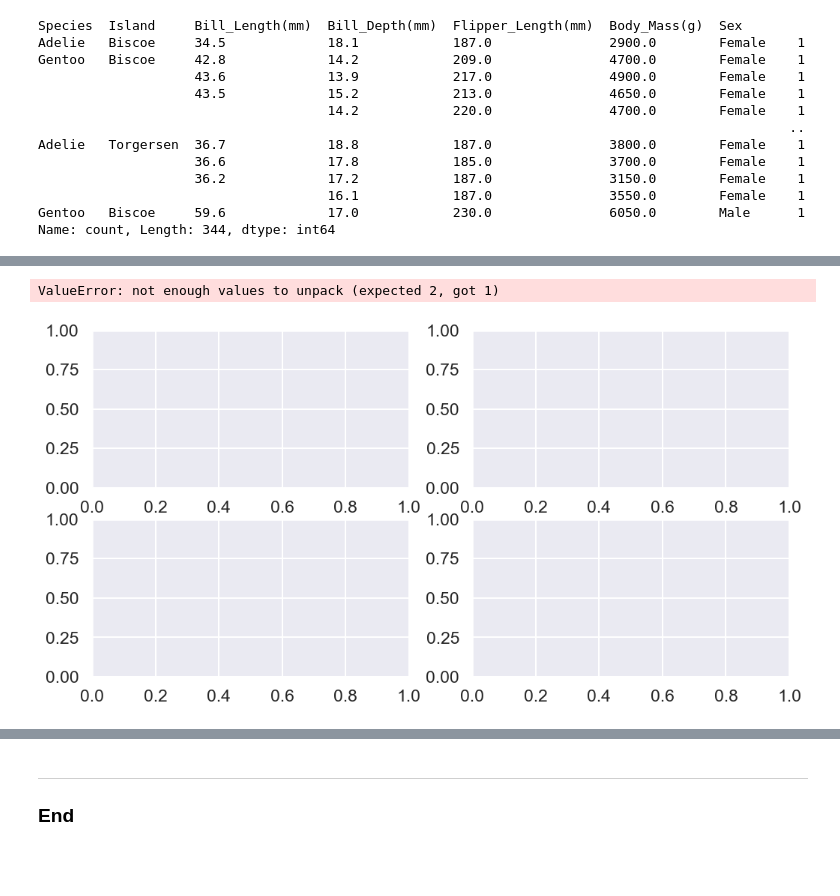
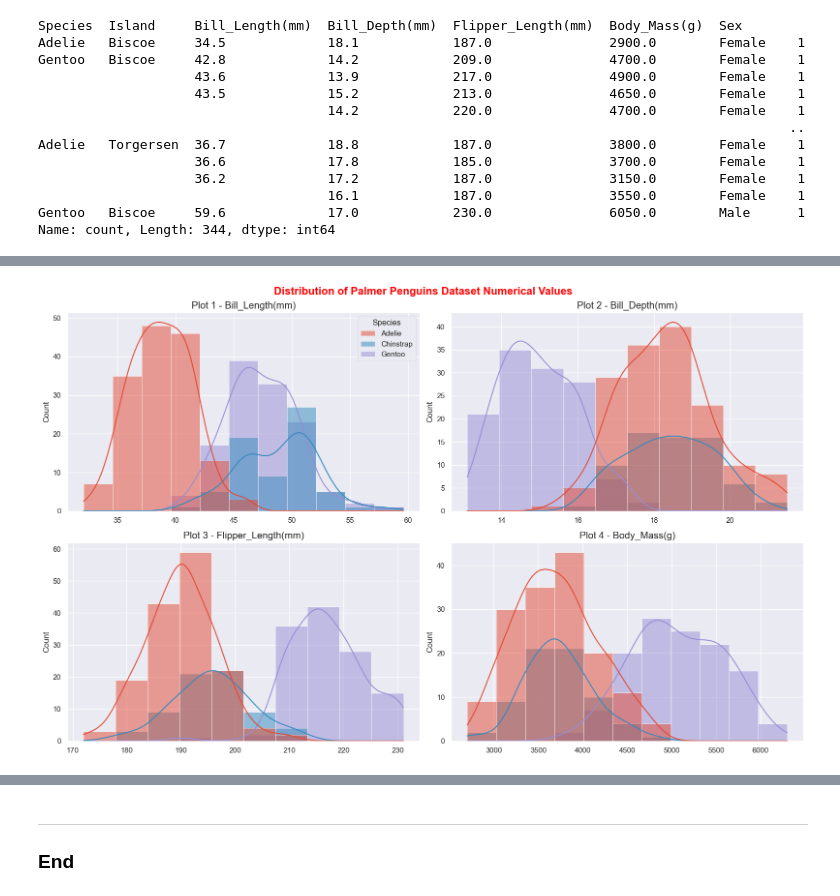
Before and after one commit to Cecilia8989/fund_data_analysis, a Jupyter notebook: task.ipynb, the cells around one changed output, grey strips where cells are left out. Saved outputs shown, nothing was run; the diff lists cells and outputs as text; code cells hidden in the pictures; blank space fills up the shorter version.

```diff
--- a/task.ipynb
+++ b/task.ipynb
@@ -1881,16 +1888,31 @@ grouped
 # %%
-fig, axs = plt.subplots(2, 2, figsize=(12, 6))
-i = 0
-# loop through the first 4 columns of the DataFrame and corresponding subplots
-for col, ax in zip(grouped):
-    # create a histogram with a KDE curve for the current column, using the 'Species' column for the hue
-    sns.histplot(data=df, x=col, y=None, kde=True, hue='Species', common_norm=False, legend=ax==axs[0,0], ax=ax)
-    # set the title and the labels name
-    ax.set_title(f'Plot {i+1} - {col}')
-    ax.set_xlabel(None)
+# https://stackoverflow.com/questions/67300148/best-fit-to-a-histogramplot-iris
+# https://www.geeksforgeeks.org/matplotlib-axes-axes-set_xlabel-in-python/
+# https://www.statology.org/matplotlib-subplot-spacing/
+
+
+# Create a 2x2 subplot grid with a specified figure size
+fig, axs = plt.subplots(2, 2, figsize=(16, 10))
+
+# Initialize a counter for subplot titles
+i = 1
+# Loop through columns 3 to 7 of the DataFrame and corresponding subplots
+for col, ax in zip(df.columns[2:6], axs.flat):
+    # Create a histogram with a KDE curve for the current column, using the 'Species' column for the hue
+    sns.histplot(data=df, x=col, kde=True, hue='Species', common_norm=False, legend=ax == axs[0, 0], ax=ax)
+    # Set the title and labels for the subplot
+    ax.set_title(f'Plot {i} - {col}')
+    ax.set_xlabel(None)  # Clear the x-axis label
     ax.set_ylabel('Count')
-    i = i+1
+    i += 1
+
+# Adjust the spacing between the subplots and set the figure title
+fig.subplots_adjust(hspace=0.4, top=0.85, right=0.8)
+fig.suptitle('Distribution of Palmer Penguins Dataset Numerical Values', fontsize=16, color='red', fontweight='bold')
+
+# Adjust the layout for a clean appearance
+plt.tight_layout()
+# Show the plot
 plt.show()
 # %% [output]
-ValueError: not enough values to unpack (expected 2, got 1)
-[figure, old version]
+[figure, new version]
```
Also changed, not shown: parts of 32 cells of this notebook.
